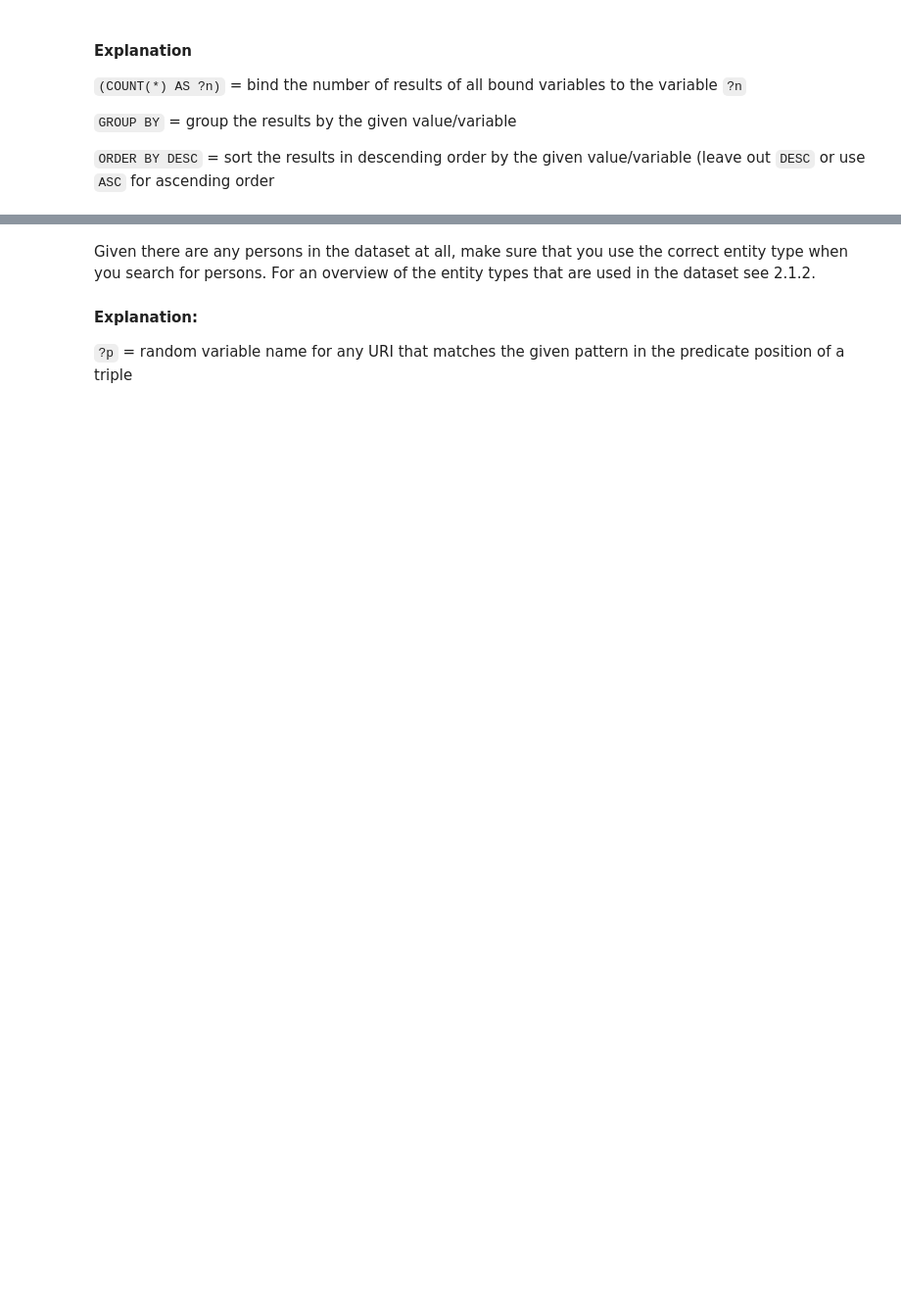
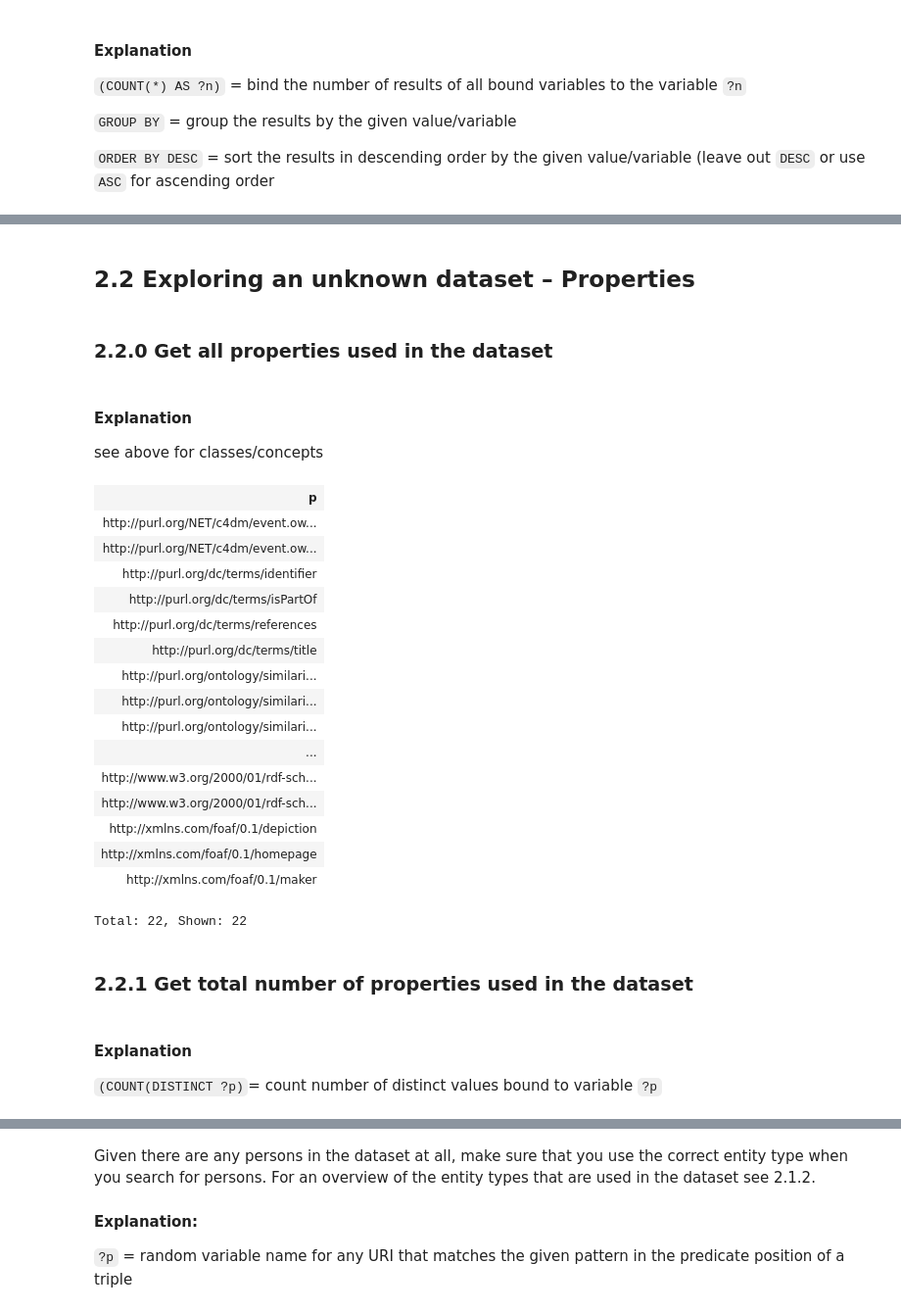
Before and after one commit to musicEnfanthen/music21playground, a Jupyter notebook: Linked Data and Music - SPARQL Exercises.ipynb, the cells around one changed output, grey strips where cells are left out. Shown: that part at 98% size. Cells and saved outputs as stored; diff of their text form; code cells hidden in the pictures; blank space fills up the shorter version.

```diff
--- a/Linked Data and Music - SPARQL Exercises.ipynb
+++ b/Linked Data and Music - SPARQL Exercises.ipynb
@@ -208,0 +305,42 @@ Total: 35, Shown: 20
+# %% [markdown]
+##  2.2 Exploring an unknown dataset – Properties
+# %% [markdown]
+### 2.2.0 Get all properties used in the dataset
+# %% [markdown]
+#### Explanation
+
+see above for classes/concepts
+# %%
+SELECT DISTINCT ?p
+WHERE
+{
+
+    ?s ?p ?o .
+
+}
+ORDER BY ?p
+LIMIT 50
+# %% [output]
+| p |
+| http://purl.org/NET/c4dm/event.ow... |
+| http://purl.org/NET/c4dm/event.ow... |
+| http://purl.org/dc/terms/identifier |
+| http://purl.org/dc/terms/isPartOf |
+| http://purl.org/dc/terms/references |
+| http://purl.org/dc/terms/title |
+| http://purl.org/ontology/similari... |
+| http://purl.org/ontology/similari... |
+| http://purl.org/ontology/similari... |
+| ... |
+| http://www.w3.org/2000/01/rdf-sch... |
+| http://www.w3.org/2000/01/rdf-sch... |
+| http://xmlns.com/foaf/0.1/depiction |
+| http://xmlns.com/foaf/0.1/homepage |
+| http://xmlns.com/foaf/0.1/maker |
+Total: 22, Shown: 22
+# %% [markdown]
+### 2.2.1 Get total number of properties used in the dataset
+# %% [markdown]
+#### Explanation
+
+`(COUNT(DISTINCT ?p)`= count number of distinct values bound to variable `?p`
```
Also changed, not shown: parts of 50 cells of this notebook.
